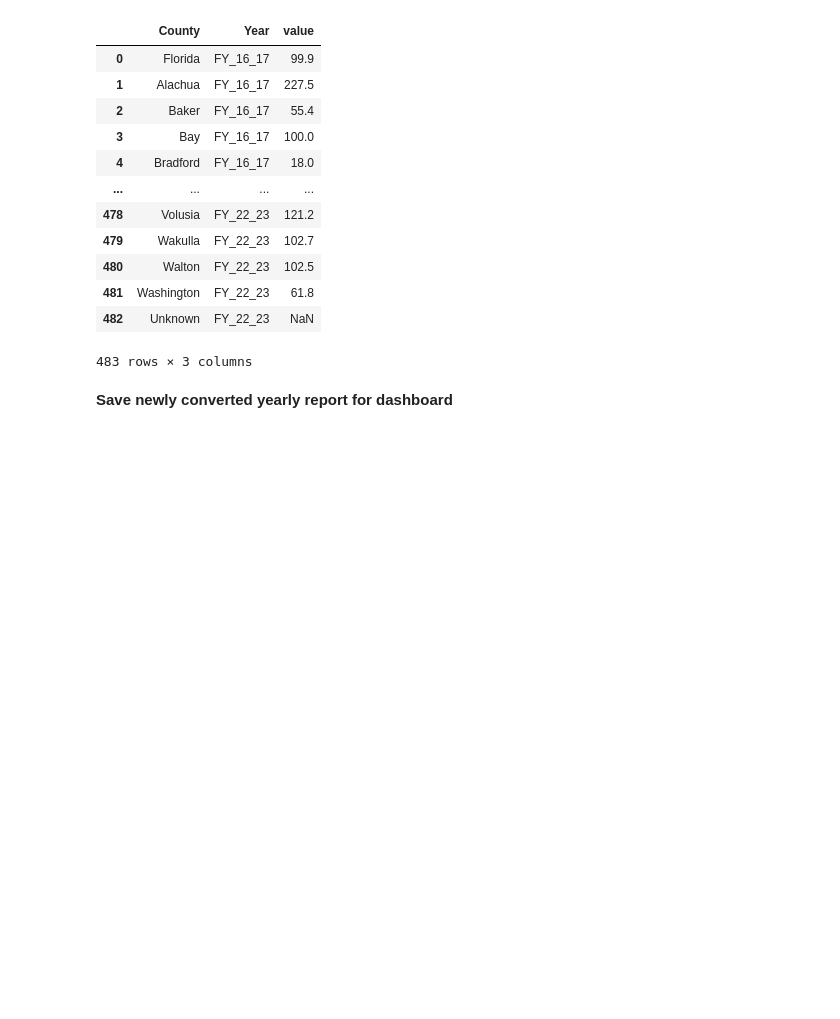
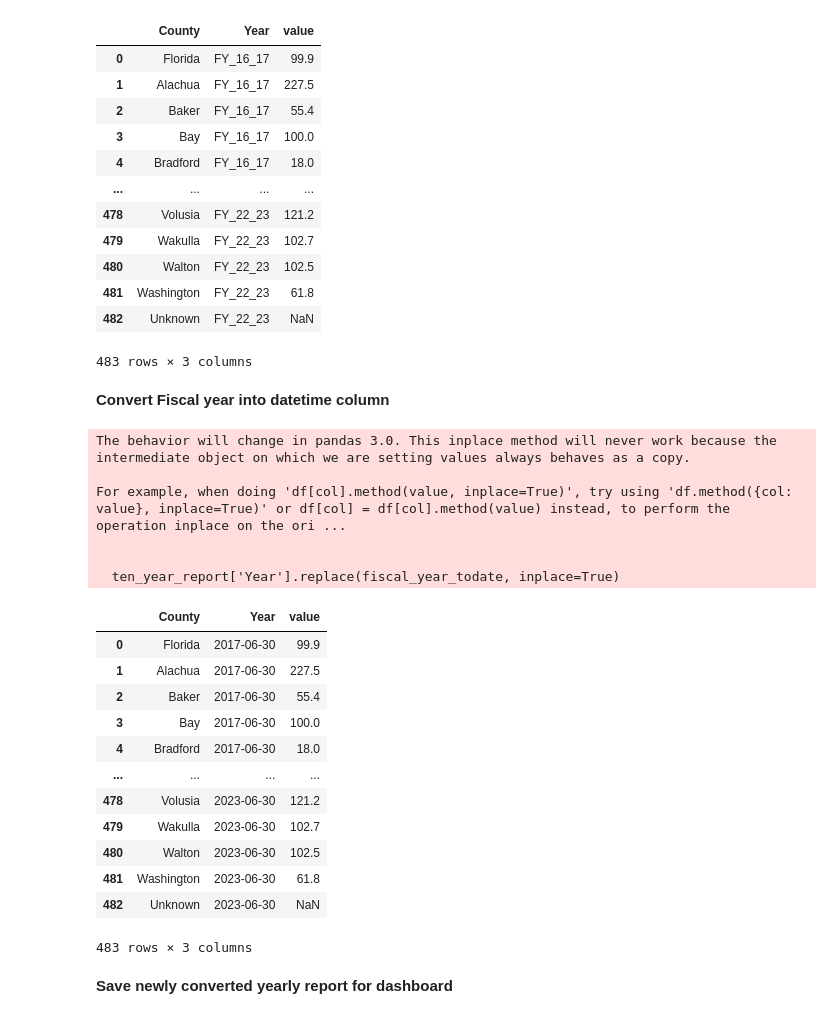
Before and after one commit to RenukaD13/FL_mental_health_providers, a Jupyter notebook: FL_mh_provider.ipynb, the cells around one changed output. Drawn from its saved outputs; the diff is of its cells as text; code cells hidden in the pictures; blank space fills up the shorter version.

```diff
--- a/FL_mh_provider.ipynb
+++ b/FL_mh_provider.ipynb
@@ -72,3 +72,40 @@ ten_year_report
 | 481 | Washington | FY_22_23 | 61.8 |
 | 482 | Unknown | FY_22_23 | NaN |
 483 rows × 3 columns
+# %% [markdown]
+**Convert Fiscal year into datetime column**
+# %%
+# Create a dictionary with fiscal year values to be replaced with relevant date string
+fiscal_year_todate = {'FY_16_17': '06-30-2017'
+                     , 'FY_17_18': '06-30-2018'
+                     , 'FY_18_19': '06-30-2019'
+                     , 'FY_19_20': '06-30-2020'
+                     , 'FY_20_21': '06-30-2021'
+                     , 'FY_21_22': '06-30-2022'
+                     , 'FY_22_23': '06-30-2023'}
+
+# Replace fiscal year with relevant date string using fiscal_year_todate dictionary
+ten_year_report['Year'].replace(fiscal_year_todate, inplace=True)
+# Convert Year column into date format.
+ten_year_report['Year'] = pd.to_datetime(ten_year_report['Year'])
+ten_year_report
+# %% [output]
+The behavior will change in pandas 3.0. This inplace method will never work because the intermediate object on which we are setting values always behaves as a copy.
+
+For example, when doing 'df[col].method(value, inplace=True)', try using 'df.method({col: value}, inplace=True)' or df[col] = df[col].method(value) instead, to perform the operation inplace on the ori ...
+
+
+  ten_year_report['Year'].replace(fiscal_year_todate, inplace=True)
+|  | County | Year | value |
+| 0 | Florida | 2017-06-30 | 99.9 |
+| 1 | Alachua | 2017-06-30 | 227.5 |
+| 2 | Baker | 2017-06-30 | 55.4 |
+| 3 | Bay | 2017-06-30 | 100.0 |
+| 4 | Bradford | 2017-06-30 | 18.0 |
+| ... | ... | ... | ... |
+| 478 | Volusia | 2023-06-30 | 121.2 |
+| 479 | Wakulla | 2023-06-30 | 102.7 |
+| 480 | Walton | 2023-06-30 | 102.5 |
+| 481 | Washington | 2023-06-30 | 61.8 |
+| 482 | Unknown | 2023-06-30 | NaN |
+483 rows × 3 columns
```
Also changed, not shown: parts of 8 cells of this notebook, 4 other files.
